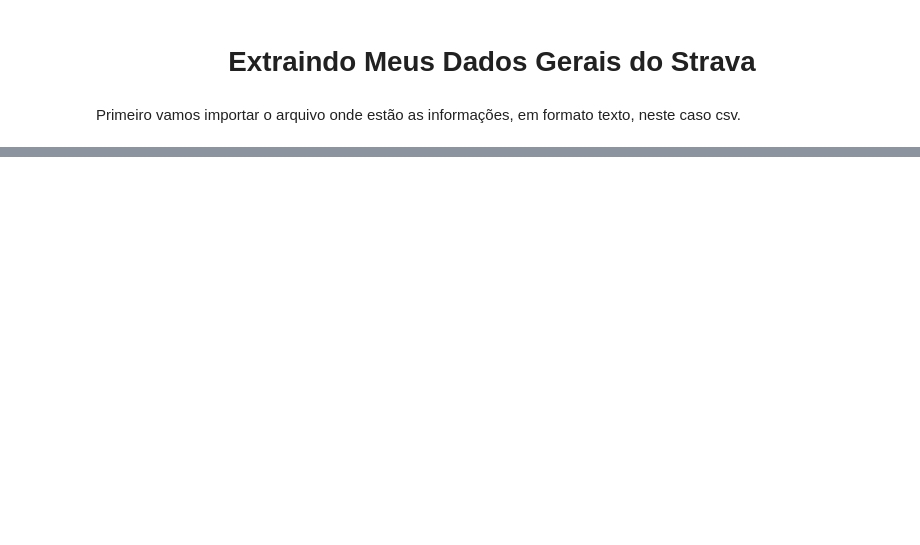
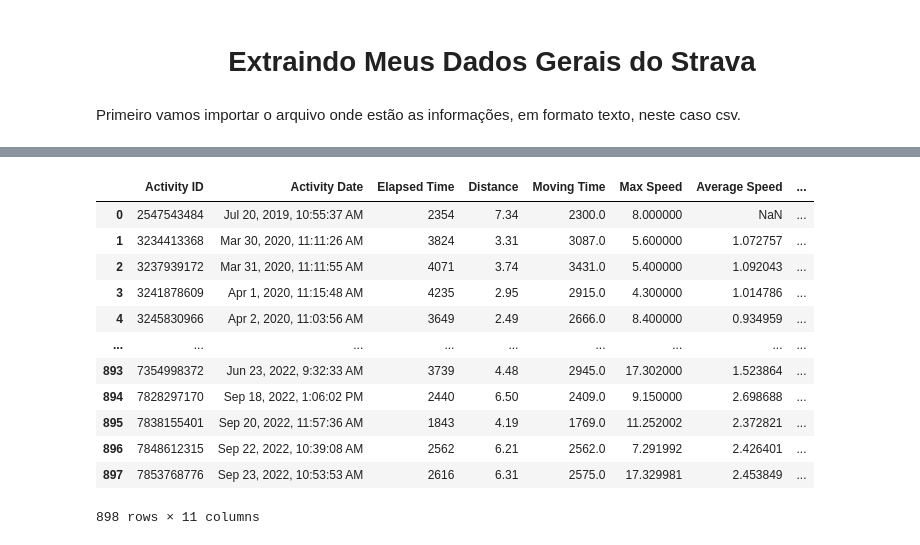
Before and after one commit to felipediogo0/Data_Science_Study, a Jupyter notebook: strava_activities_102022/activities_102022.ipynb, the cells around one changed output, grey strips where cells are left out. Saved outputs shown, nothing was run; the diff lists cells and outputs as text; code cells hidden in the pictures; blank space fills up the shorter version.

```diff
--- a/strava_activities_102022/activities_102022.ipynb
+++ b/strava_activities_102022/activities_102022.ipynb
@@ -43,0 +60,16 @@ df.to_excel('Strava_activities_py.xlsx')
+# %%
+df
+# %% [output]
+|  | Activity ID | Activity Date | Elapsed Time | Distance | Moving Time | Max Speed | Average Speed | ... |
+| 0 | 2547543484 | Jul 20, 2019, 10:55:37 AM | 2354 | 7.34 | 2300.0 | 8.000000 | NaN | ... |
+| 1 | 3234413368 | Mar 30, 2020, 11:11:26 AM | 3824 | 3.31 | 3087.0 | 5.600000 | 1.072757 | ... |
+| 2 | 3237939172 | Mar 31, 2020, 11:11:55 AM | 4071 | 3.74 | 3431.0 | 5.400000 | 1.092043 | ... |
+| 3 | 3241878609 | Apr 1, 2020, 11:15:48 AM | 4235 | 2.95 | 2915.0 | 4.300000 | 1.014786 | ... |
+| 4 | 3245830966 | Apr 2, 2020, 11:03:56 AM | 3649 | 2.49 | 2666.0 | 8.400000 | 0.934959 | ... |
+| ... | ... | ... | ... | ... | ... | ... | ... | ... |
+| 893 | 7354998372 | Jun 23, 2022, 9:32:33 AM | 3739 | 4.48 | 2945.0 | 17.302000 | 1.523864 | ... |
+| 894 | 7828297170 | Sep 18, 2022, 1:06:02 PM | 2440 | 6.50 | 2409.0 | 9.150000 | 2.698688 | ... |
+| 895 | 7838155401 | Sep 20, 2022, 11:57:36 AM | 1843 | 4.19 | 1769.0 | 11.252002 | 2.372821 | ... |
+| 896 | 7848612315 | Sep 22, 2022, 10:39:08 AM | 2562 | 6.21 | 2562.0 | 7.291992 | 2.426401 | ... |
+| 897 | 7853768776 | Sep 23, 2022, 10:53:53 AM | 2616 | 6.31 | 2575.0 | 17.329981 | 2.453849 | ... |
+898 rows × 11 columns
```
Also changed, not shown: parts of 10 cells of this notebook.
